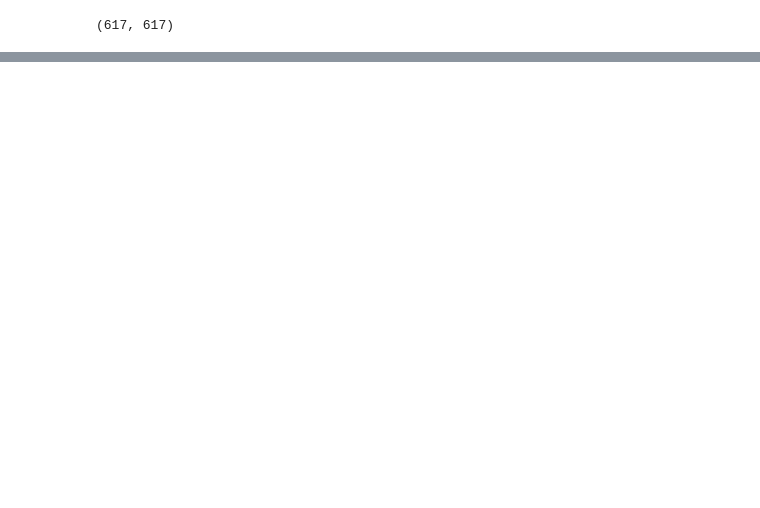
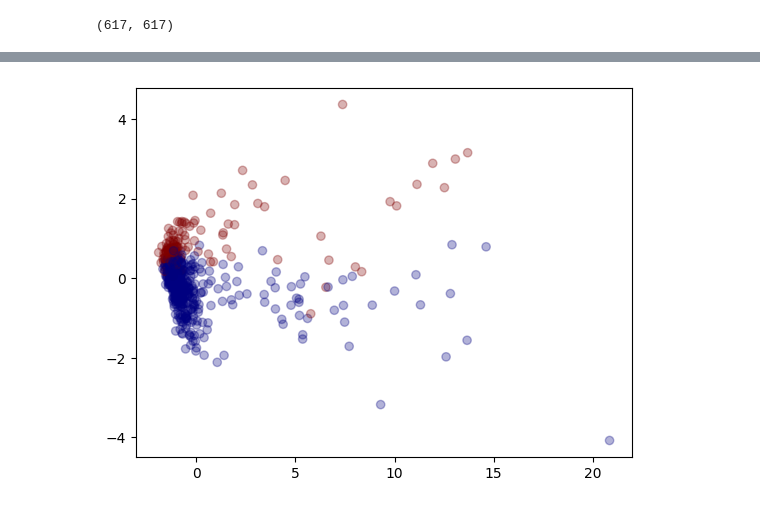
Before and after one commit to aruaru0/icr-kaggle, a Jupyter notebook: PytorchArcFace.ipynb, the cells around one changed output, grey strips where cells are left out. Saved outputs shown, nothing was run; the diff lists cells and outputs as text; code cells hidden in the pictures; blank space fills up the shorter version.

```diff
--- a/PytorchArcFace.ipynb
+++ b/PytorchArcFace.ipynb
@@ -486,0 +508,6 @@ plt.show()
+# %%
+plt.scatter(X_reduced_pca[:, 0], X_reduced_pca[:, 1],
+            c=y_pred, cmap='jet', alpha=0.3)
+plt.show()
+# %% [output]
+[figure, added]
```
Also changed, not shown: parts of 14 cells of this notebook.
